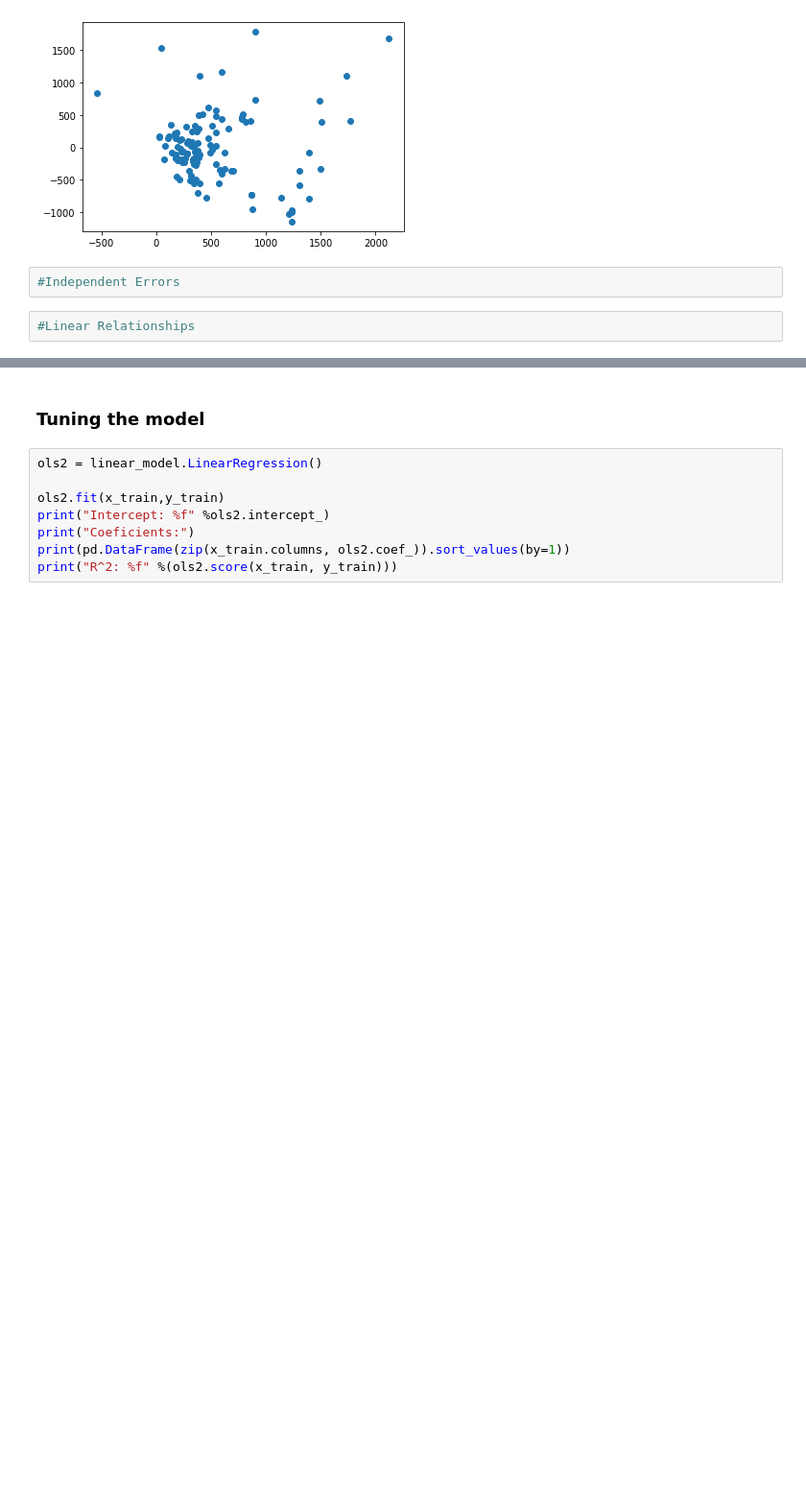
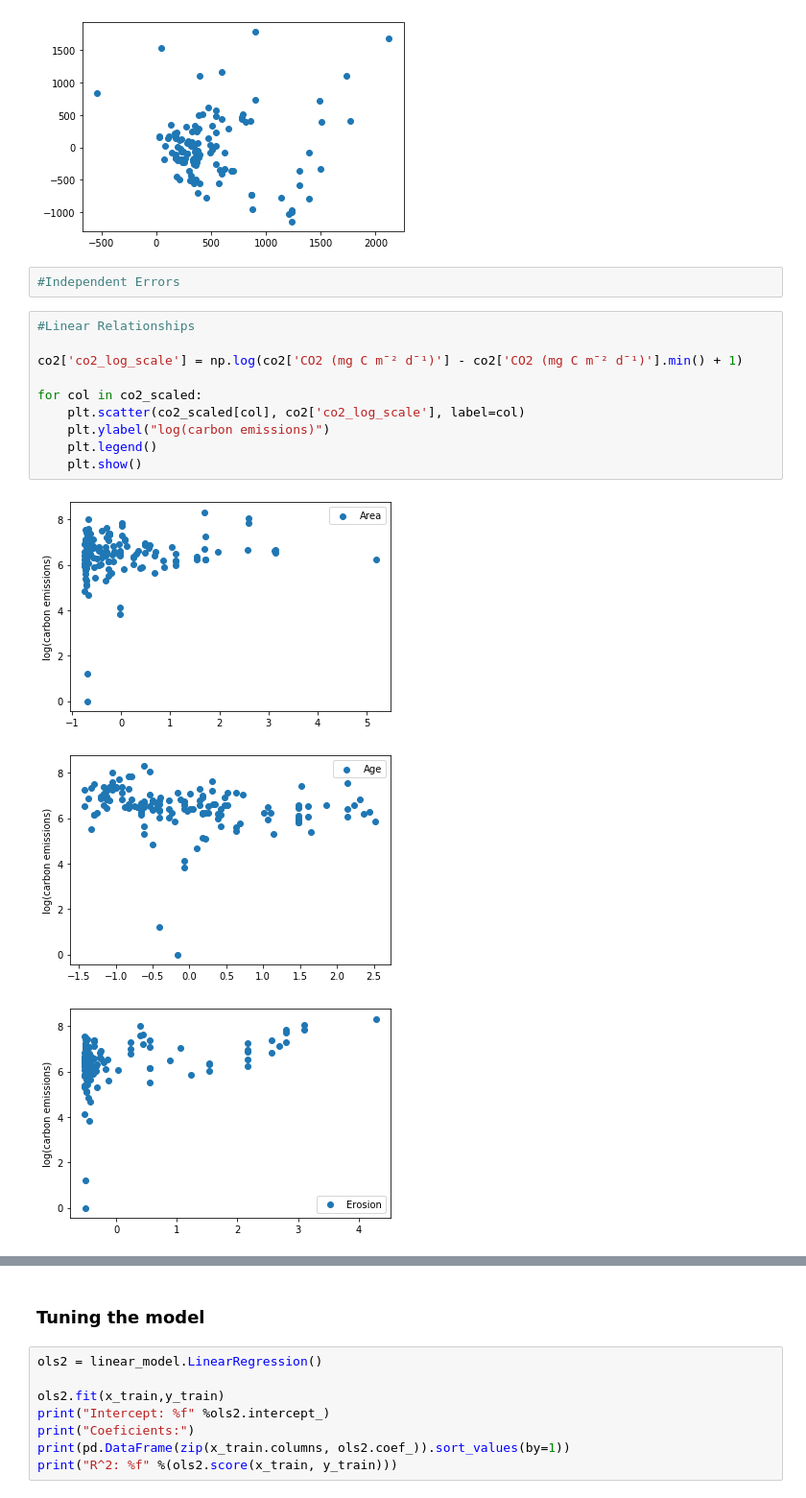
Before and after one commit to kkrlee/hydropower, a Jupyter notebook: yaniv/carbon_emissions_ml_draft.ipynb, the cells around one changed output, grey strips where cells are left out. Shown at 96% size. Drawn from its saved outputs; the diff is of its cells as text; blank space fills up the shorter version.

```diff
--- a/yaniv/carbon_emissions_ml.ipynb
+++ b/yaniv/carbon_emissions_ml_draft.ipynb
@@ -375,5 +375,17 @@ plt.scatter(ols.predict(x_train), residual)
 [figure]
 # %%
 #Independent Errors
-# %%
-#Linear Relationships
+# %%
+#Linear Relationships
+
+co2['co2_log_scale'] = np.log(co2['CO2 (mg C m¯² d¯¹)'] - co2['CO2 (mg C m¯² d¯¹)'].min() + 1)
+
+for col in co2_scaled:
+    plt.scatter(co2_scaled[col], co2['co2_log_scale'], label=col)
+    plt.ylabel("log(carbon emissions)")
+    plt.legend()
+    plt.show()
+# %% [output]
+[figure, added]
+[figure, added]
+[figure, added]
```
Also changed, not shown: parts of 22 cells of this notebook, 8 other files.
